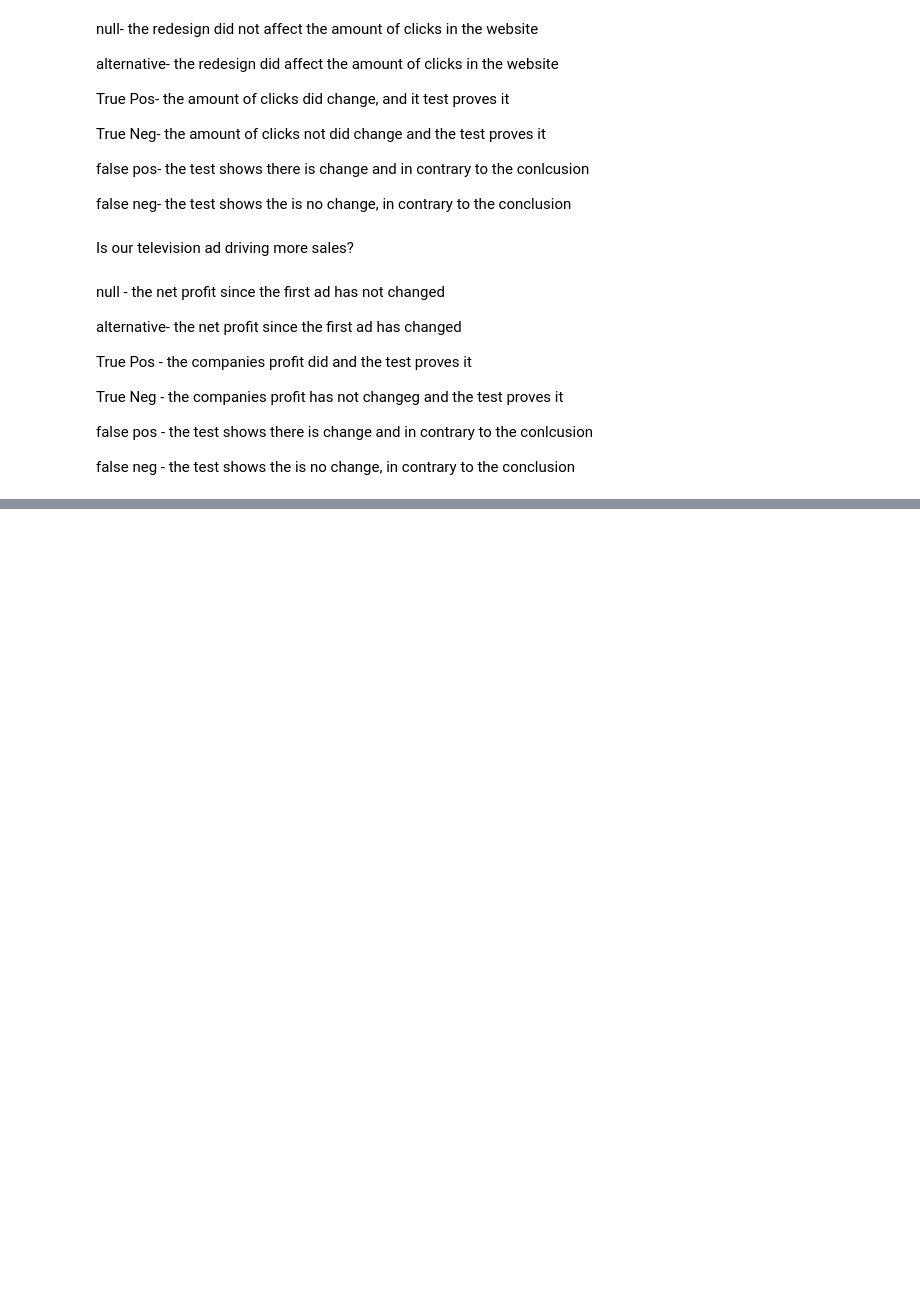
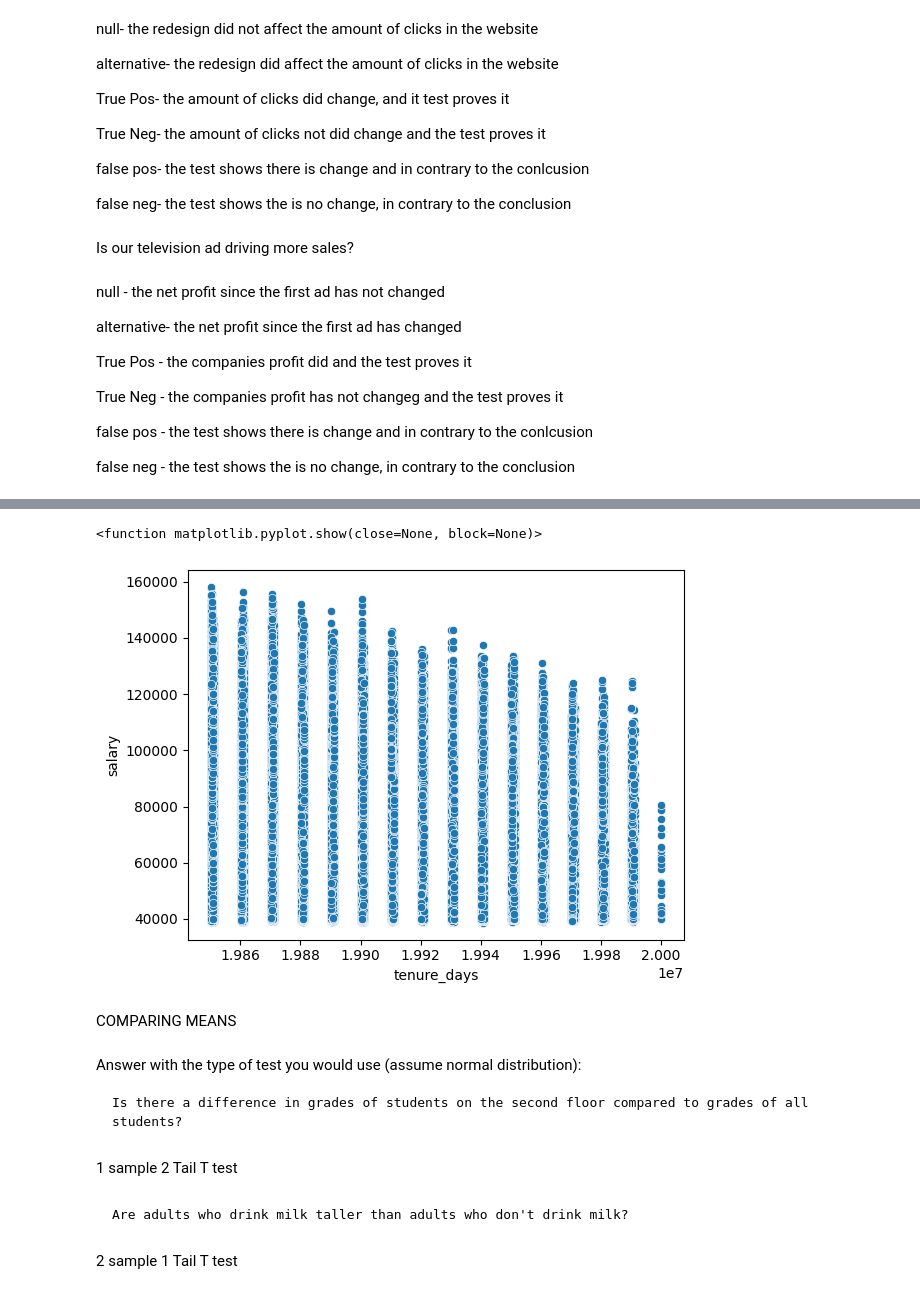
Before and after one commit to christopher-baez/statistics-exercises, a Jupyter notebook: hypthesis_testing.ipynb, the cells around one changed output, grey strips where cells are left out. Cells and saved outputs as stored; diff of their text form; code cells hidden in the pictures; blank space fills up the shorter version.

```diff
--- a/hypthesis_testing.ipynb
+++ b/hypthesis_testing.ipynb
@@ -44,0 +322,2 @@ false neg - the test shows the is no change, in contrary to the conclusion
+# %%
+df = pd.read_sql('select * from employees join salaries using(emp_no)', url)
@@ -44,0 +362,4 @@ false neg - the test shows the is no change, in contrary to the conclusion
+# %%
+df['tenure_days'] = df.to_date = df.hire_date
+# %%
+df.tenure_days = df.tenure_days.astype('str').str.split(expand=True)[0]
@@ -44,0 +375,20 @@ false neg - the test shows the is no change, in contrary to the conclusion
+# %%
+df.tenure_days = df.tenure_days.str.replace('-', '').astype(int)
+# %%
+sns.scatterplot(data=df, x='tenure_days', y='salary')
+plt.show
+# %% [output]
+<function matplotlib.pyplot.show(close=None, block=None)>
+[figure, added]
+# %% [markdown]
+COMPARING MEANS
+# %% [markdown]
+Answer with the type of test you would use (assume normal distribution):
+
+    Is there a difference in grades of students on the second floor compared to grades of all students?
+# %% [markdown]
+  1 sample  2 Tail T test
+# %% [markdown]
+    Are adults who drink milk taller than adults who don't drink milk?
+# %% [markdown]
+2 sample 1 Tail T test
```
Also changed, not shown: parts of 83 cells of this notebook.
